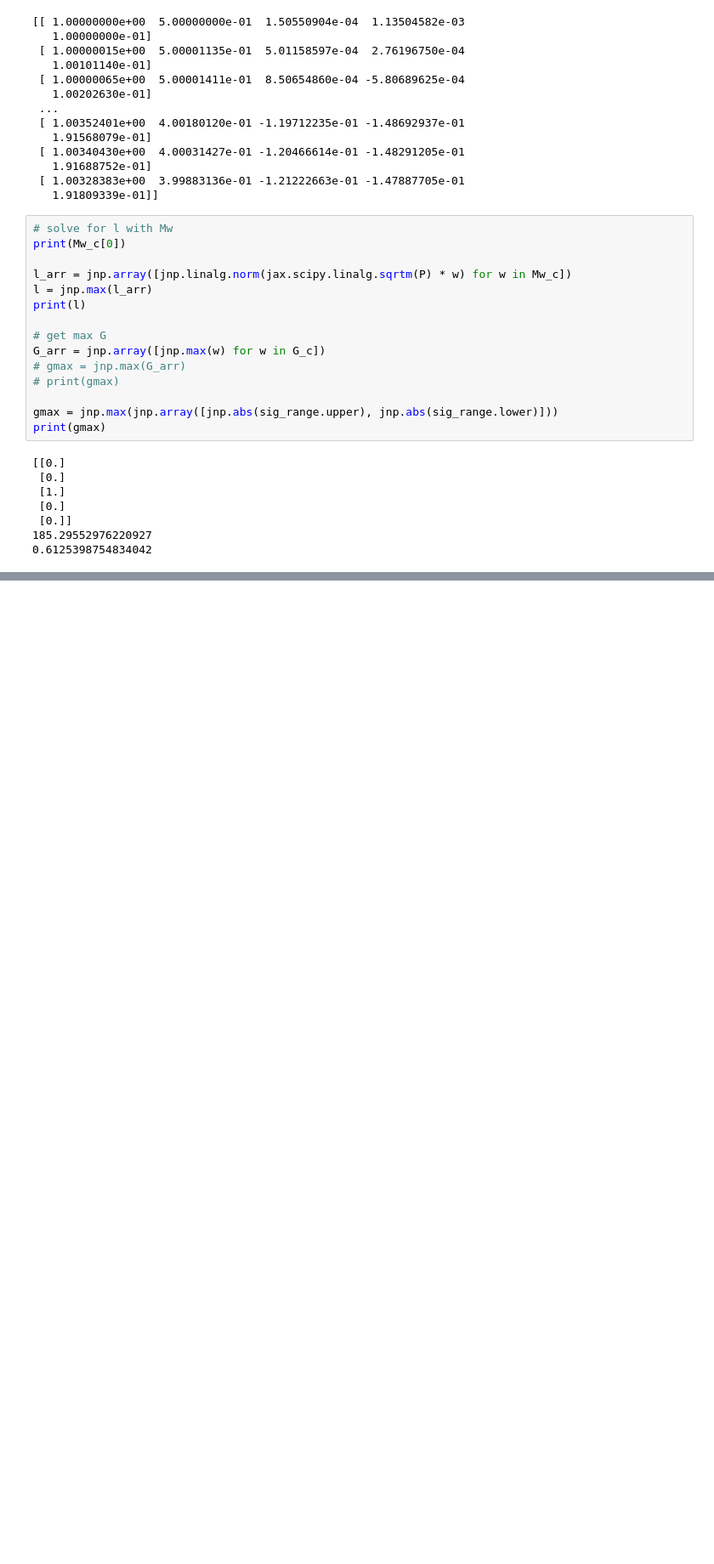
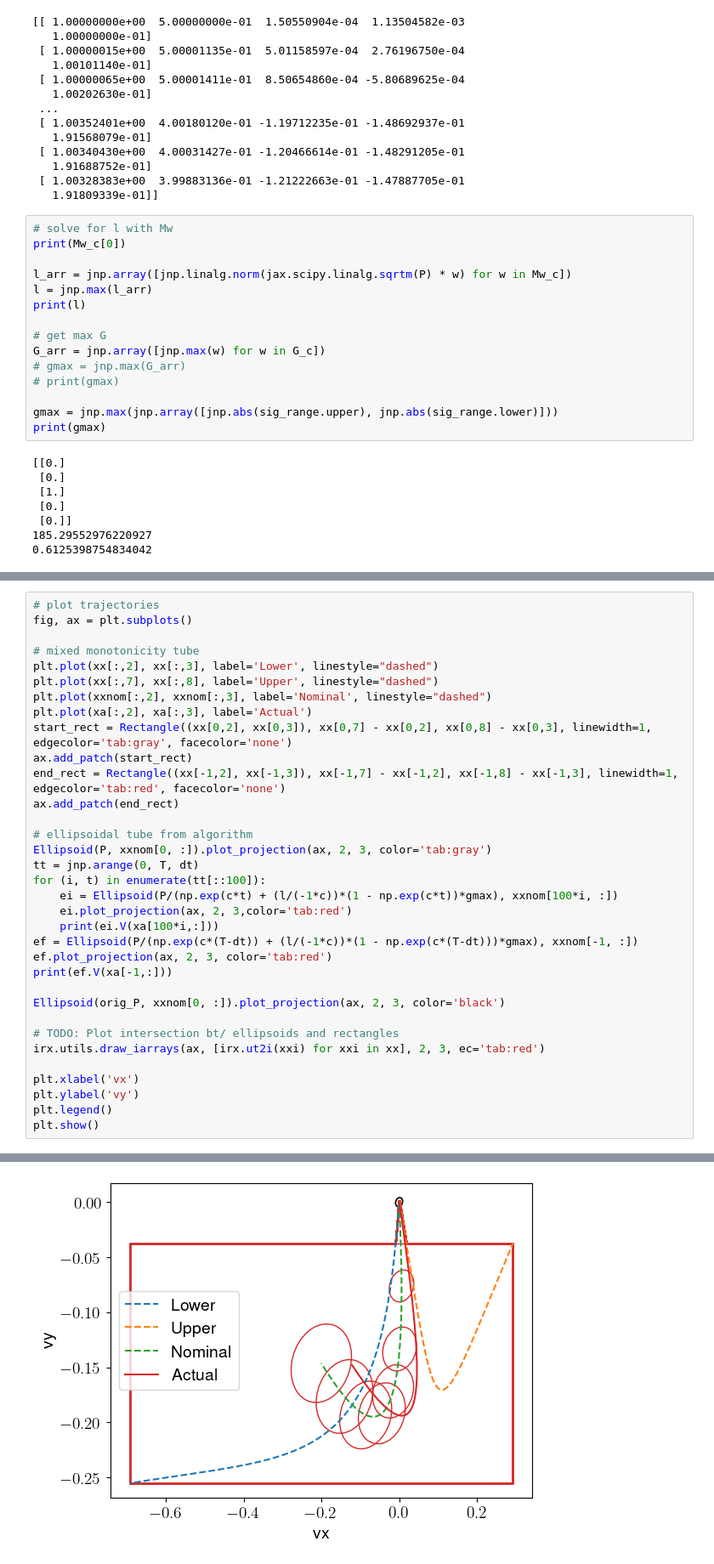
Before and after one commit to caoenqi/rta_mmtvgp, a Jupyter notebook: test_alg_yq.ipynb, the cells around one changed output, grey strips where cells are left out. Shown: that part at 85% size. Cells and saved outputs as stored; diff of their text form; blank space fills up the shorter version.

Commit message:
added cell for plotting vx and vy

```diff
--- a/test_alg_yq.ipynb
+++ b/test_alg_yq.ipynb
@@ -822,2 +822,37 @@ plt.show()
 3.906813021491778
 [figure]
+# %%
+# plot trajectories
+fig, ax = plt.subplots()
+
+# mixed monotonicity tube
+plt.plot(xx[:,2], xx[:,3], label='Lower', linestyle="dashed")
+plt.plot(xx[:,7], xx[:,8], label='Upper', linestyle="dashed")
+plt.plot(xxnom[:,2], xxnom[:,3], label='Nominal', linestyle="dashed")
+plt.plot(xa[:,2], xa[:,3], label='Actual')
+start_rect = Rectangle((xx[0,2], xx[0,3]), xx[0,7] - xx[0,2], xx[0,8] - xx[0,3], linewidth=1, edgecolor='tab:gray', facecolor='none')
+ax.add_patch(start_rect)
+end_rect = Rectangle((xx[-1,2], xx[-1,3]), xx[-1,7] - xx[-1,2], xx[-1,8] - xx[-1,3], linewidth=1, edgecolor='tab:red', facecolor='none')
+ax.add_patch(end_rect)
+
+# ellipsoidal tube from algorithm
+Ellipsoid(P, xxnom[0, :]).plot_projection(ax, 2, 3, color='tab:gray')
+tt = jnp.arange(0, T, dt)
+for (i, t) in enumerate(tt[::100]):
+    ei = Ellipsoid(P/(np.exp(c*t) + (l/(-1*c))*(1 - np.exp(c*t))*gmax), xxnom[100*i, :])
+    ei.plot_projection(ax, 2, 3,color='tab:red')
+    print(ei.V(xa[100*i,:]))
+ef = Ellipsoid(P/(np.exp(c*(T-dt)) + (l/(-1*c))*(1 - np.exp(c*(T-dt)))*gmax), xxnom[-1, :])
+ef.plot_projection(ax, 2, 3, color='tab:red')
+print(ef.V(xa[-1,:]))
+
+Ellipsoid(orig_P, xxnom[0, :]).plot_projection(ax, 2, 3, color='black')
+
+# TODO: Plot intersection bt/ ellipsoids and rectangles
+irx.utils.draw_iarrays(ax, [irx.ut2i(xxi) for xxi in xx], 2, 3, ec='tab:red')
+
+plt.xlabel('vx')
+plt.ylabel('vy')
+plt.legend()
+plt.show()
+# %% [output]
@@ -823,0 +867 @@ plt.show()
+[figure, added]
```
Also changed, not shown: parts of 2 cells of this notebook.
